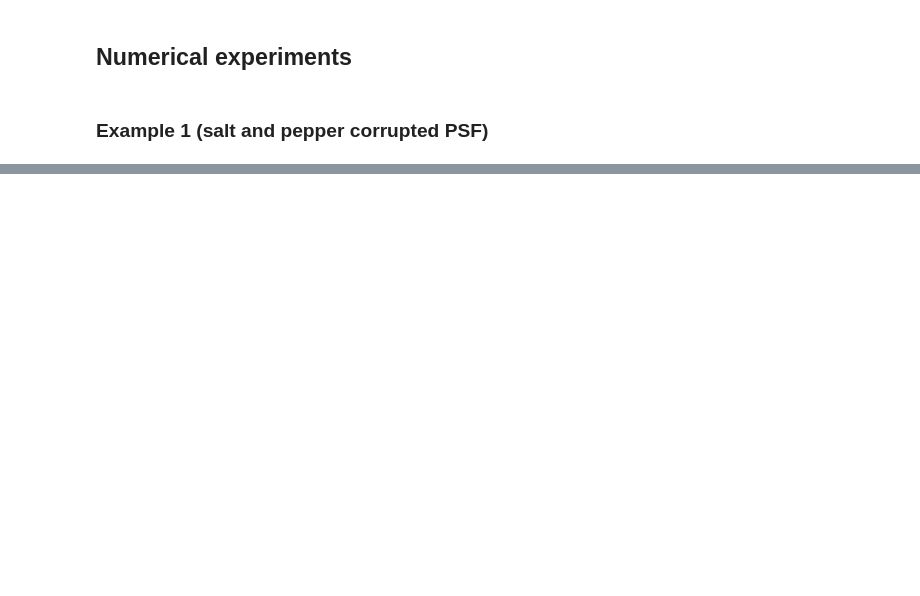
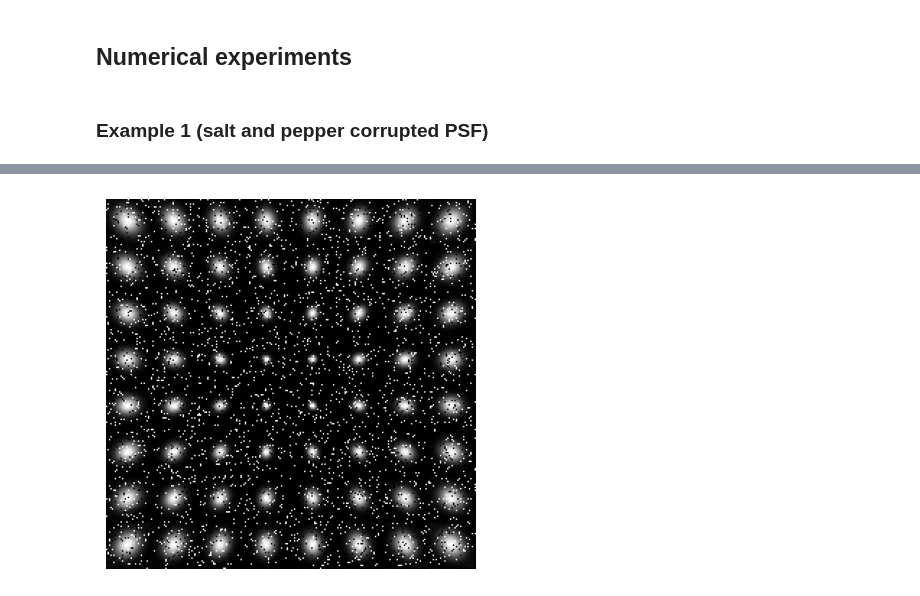
Before and after one commit to mlbj/blurtool, a Jupyter notebook: exp/sbrt2023/sbrt2023.ipynb, the cells around one changed output, grey strips where cells are left out. Cells and saved outputs as stored; diff of their text form; code cells hidden in the pictures; blank space fills up the shorter version.

```diff
--- a/exp/sbrt2023/sbrt2023.ipynb
+++ b/exp/sbrt2023/sbrt2023.ipynb
@@ -284,0 +273,9 @@ plt.imshow(rpca_lat.grid((8,8),blur=True),cmap='gray')
+# %%
+resampled_lat=sampled_lat.sample(sampled_shape,normalize=True,normalize_mode='minmax')
+view_sampled_lat=blurtool.InterpolateLattice(resampled_lat,img_shape,mode='zero_dummy')
+plt.imshow(view_sampled_lat.grid(sampled_shape,blur=True),cmap='gray')
+plt.axis('off')
+plt.savefig('res0_hplusnoise.eps',dpi=300, bbox_inches='tight',pad_inches=0)
+plt.show()
+# %% [output]
+[figure, added]
```
Also changed, not shown: parts of 19 cells of this notebook, 14 other files.
